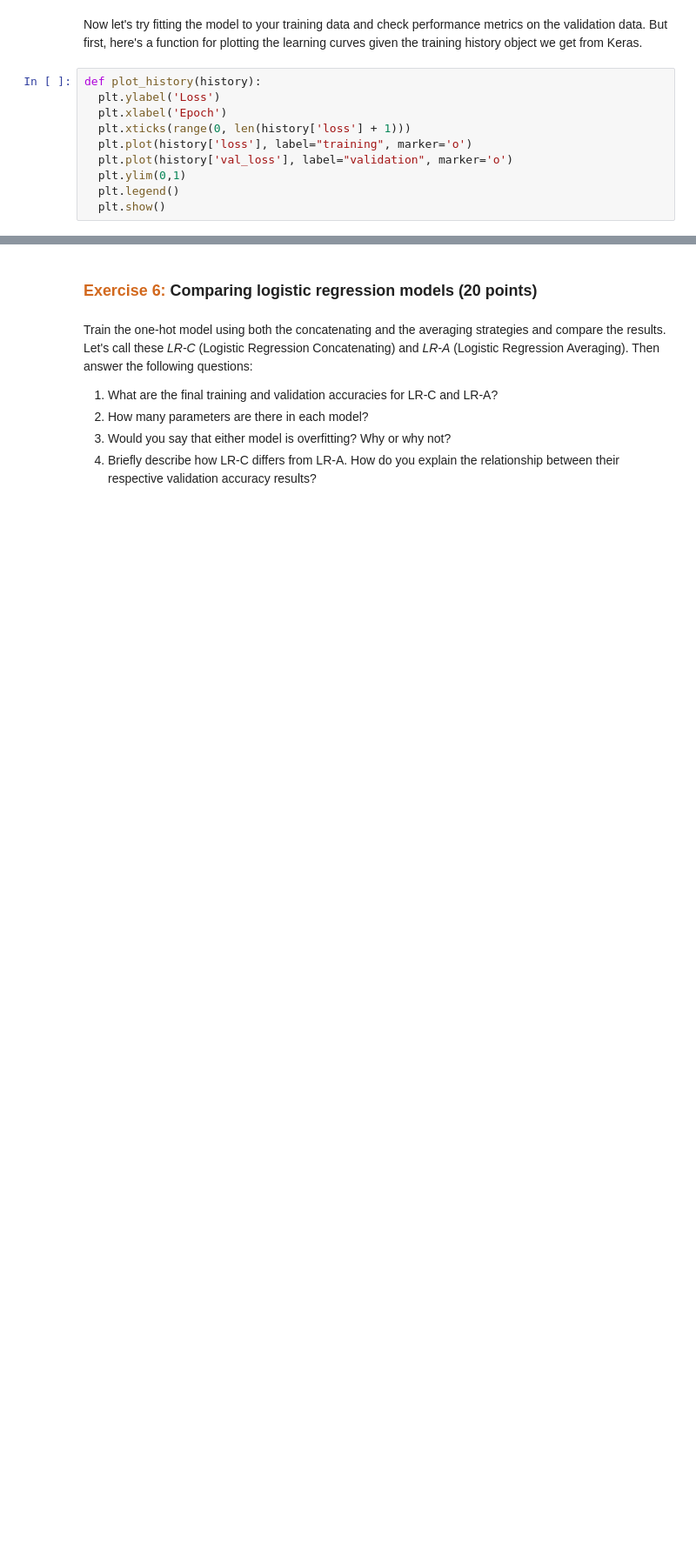
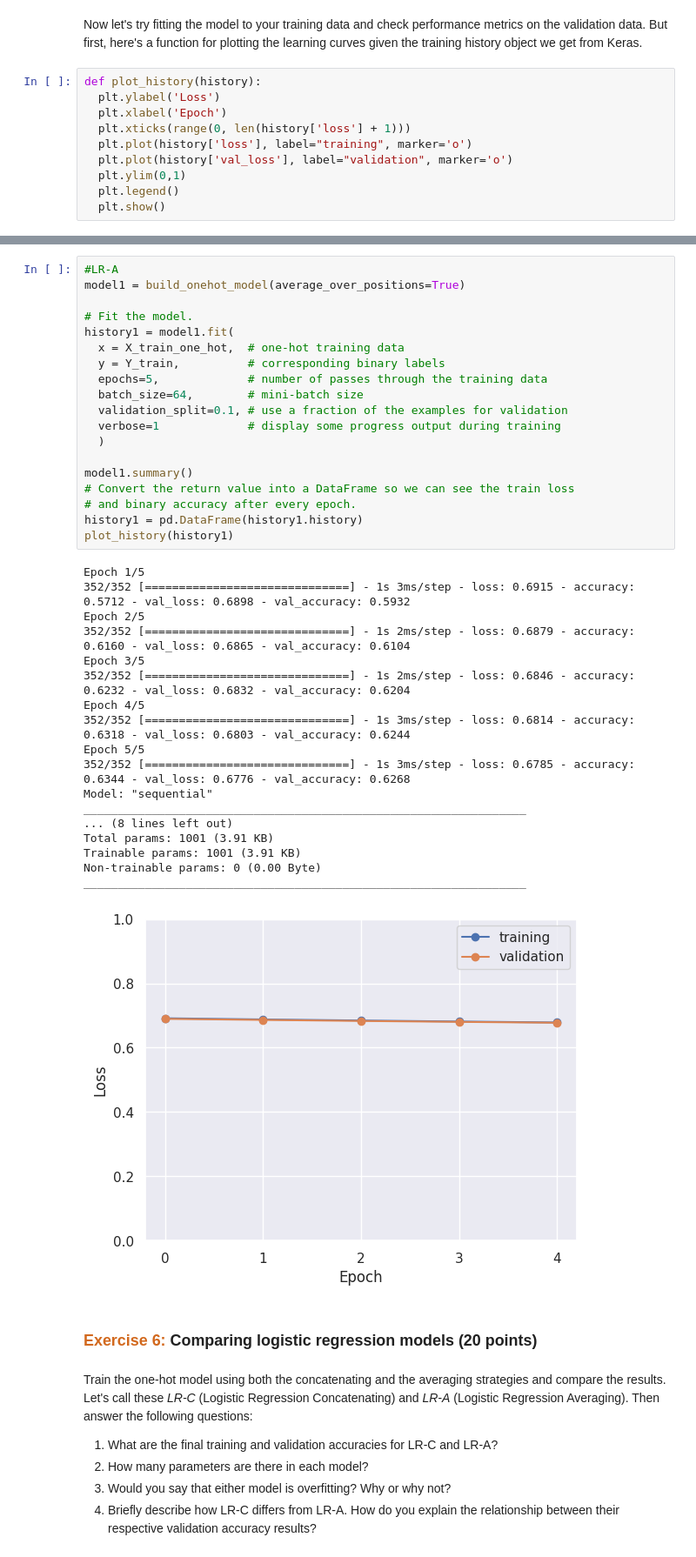
Before and after one commit to ming-berkeley/ds207_assignments, a Jupyter notebook: 09 Embeddings for Text.ipynb, the cells around one changed output, grey strips where cells are left out. Shown at 87% size. Cells and saved outputs as stored; diff of their text form; blank space fills up the shorter version.

```diff
--- a/09 Embeddings for Text.ipynb
+++ b/09 Embeddings for Text.ipynb
@@ -375,3 +398,41 @@ plot_history(history1)
+# %%
+#LR-A
+model1 = build_onehot_model(average_over_positions=True)
+
+# Fit the model.
+history1 = model1.fit(
+  x = X_train_one_hot,  # one-hot training data
+  y = Y_train,          # corresponding binary labels
+  epochs=5,             # number of passes through the training data
+  batch_size=64,        # mini-batch size
+  validation_split=0.1, # use a fraction of the examples for validation
+  verbose=1             # display some progress output during training
+  )
+
+model1.summary()
+# Convert the return value into a DataFrame so we can see the train loss
+# and binary accuracy after every epoch.
+history1 = pd.DataFrame(history1.history)
+plot_history(history1)
+# %% [output]
+Epoch 1/5
+352/352 [==============================] - 1s 3ms/step - loss: 0.6915 - accuracy: 0.5712 - val_loss: 0.6898 - val_accuracy: 0.5932
+Epoch 2/5
+352/352 [==============================] - 1s 2ms/step - loss: 0.6879 - accuracy: 0.6160 - val_loss: 0.6865 - val_accuracy: 0.6104
+Epoch 3/5
+352/352 [==============================] - 1s 2ms/step - loss: 0.6846 - accuracy: 0.6232 - val_loss: 0.6832 - val_accuracy: 0.6204
+Epoch 4/5
+352/352 [==============================] - 1s 3ms/step - loss: 0.6814 - accuracy: 0.6318 - val_loss: 0.6803 - val_accuracy: 0.6244
+Epoch 5/5
+352/352 [==============================] - 1s 3ms/step - loss: 0.6785 - accuracy: 0.6344 - val_loss: 0.6776 - val_accuracy: 0.6268
+Model: "sequential"
+_________________________________________________________________
+... (8 lines left out)
+Total params: 1001 (3.91 KB)
+Trainable params: 1001 (3.91 KB)
+Non-trainable params: 0 (0.00 Byte)
+_________________________________________________________________
+[figure, added]
 # %% [markdown]
 ### <span style="color:chocolate">Exercise 6:</span>  Comparing logistic regression models (20 points)
 # %% [markdown]
```
Also changed, not shown: parts of 9 cells of this notebook, 1 other file.
